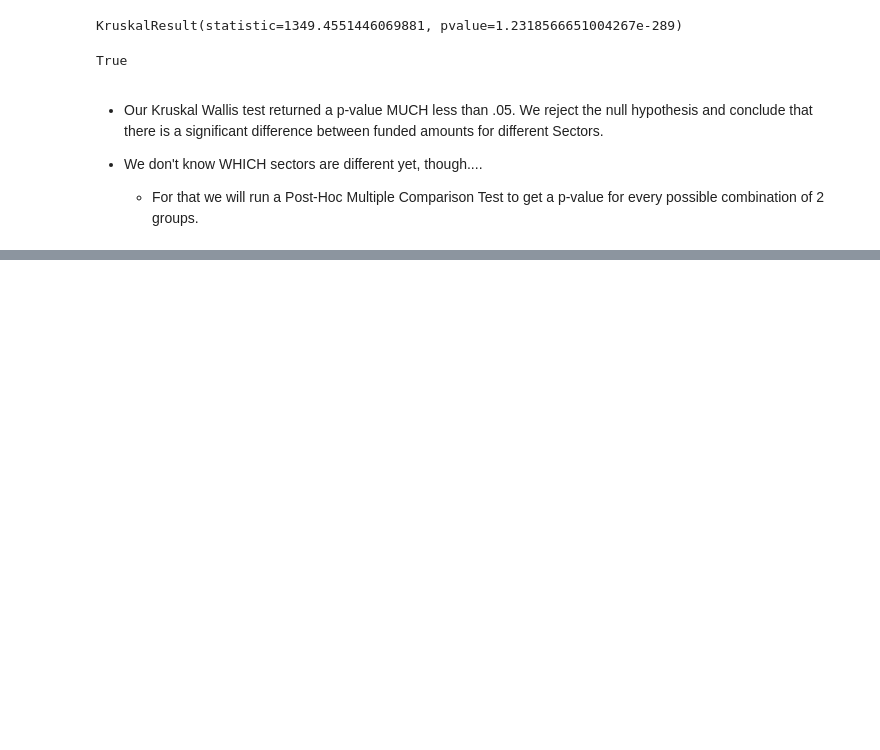
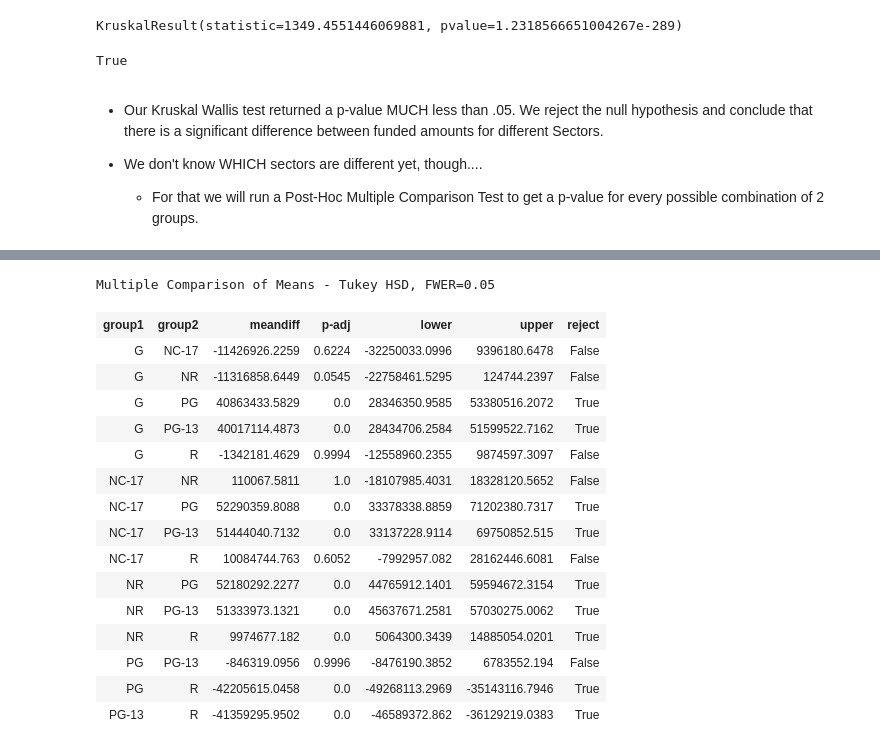
Before and after one commit to pylabview/Make_A_Successful_Movie, a Jupyter notebook: Project_3_Part_4_Hypothesis Testing.ipynb, the cells around one changed output, grey strips where cells are left out. Drawn from its saved outputs; the diff is of its cells as text; code cells hidden in the pictures; blank space fills up the shorter version.

```diff
--- a/Project_3_Part_4_Hypothesis Testing.ipynb
+++ b/Project_3_Part_4_Hypothesis Testing.ipynb
@@ -418,0 +452,26 @@ True
+# %%
+## save the values as kg_lost and the labels to the Diet
+values = tukeys_data['revenue']
+labels = tukeys_data['certification']
+
+## perform tukey's multiple comparison test and display the summary
+tukeys_results = pairwise_tukeyhsd(values,labels)
+tukeys_results.summary()
+# %% [output]
+Multiple Comparison of Means - Tukey HSD, FWER=0.05
+| group1 | group2 | meandiff | p-adj | lower | upper | reject |
+| G | NC-17 | -11426926.2259 | 0.6224 | -32250033.0996 | 9396180.6478 | False |
+| G | NR | -11316858.6449 | 0.0545 | -22758461.5295 | 124744.2397 | False |
+| G | PG | 40863433.5829 | 0.0 | 28346350.9585 | 53380516.2072 | True |
+| G | PG-13 | 40017114.4873 | 0.0 | 28434706.2584 | 51599522.7162 | True |
+| G | R | -1342181.4629 | 0.9994 | -12558960.2355 | 9874597.3097 | False |
+| NC-17 | NR | 110067.5811 | 1.0 | -18107985.4031 | 18328120.5652 | False |
+| NC-17 | PG | 52290359.8088 | 0.0 | 33378338.8859 | 71202380.7317 | True |
+| NC-17 | PG-13 | 51444040.7132 | 0.0 | 33137228.9114 | 69750852.515 | True |
+| NC-17 | R | 10084744.763 | 0.6052 | -7992957.082 | 28162446.6081 | False |
+| NR | PG | 52180292.2277 | 0.0 | 44765912.1401 | 59594672.3154 | True |
+| NR | PG-13 | 51333973.1321 | 0.0 | 45637671.2581 | 57030275.0062 | True |
+| NR | R | 9974677.182 | 0.0 | 5064300.3439 | 14885054.0201 | True |
+| PG | PG-13 | -846319.0956 | 0.9996 | -8476190.3852 | 6783552.194 | False |
+| PG | R | -42205615.0458 | 0.0 | -49268113.2969 | -35143116.7946 | True |
+| PG-13 | R | -41359295.9502 | 0.0 | -46589372.862 | -36129219.0383 | True |
```
Also changed, not shown: parts of 7 cells of this notebook.
